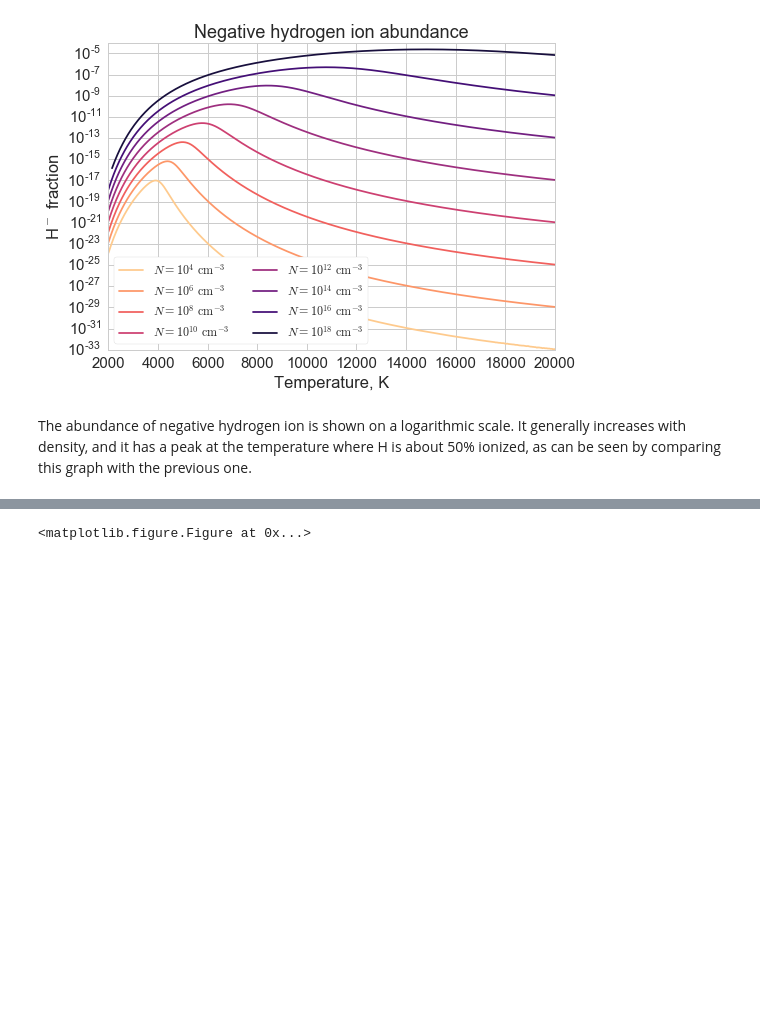
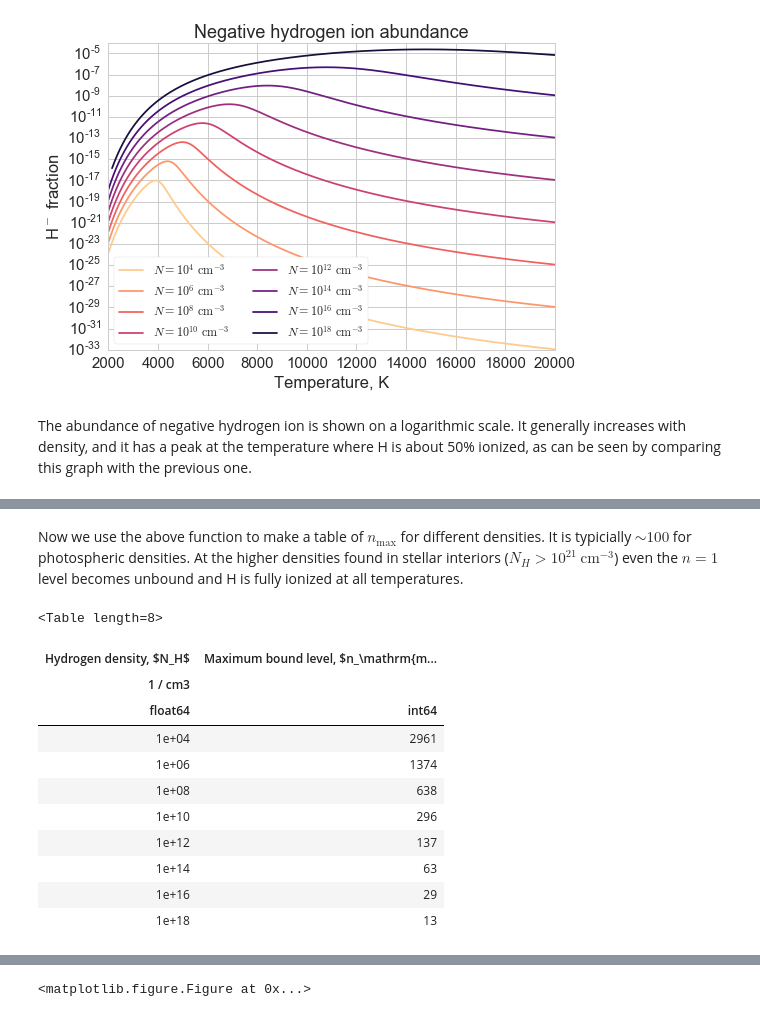
Before and after one commit to deprecated/lte-opacities, a Jupyter notebook: LTE Opacity.ipynb, the cells around one changed output, grey strips where cells are left out. Cells and saved outputs as stored; diff of their text form; code cells hidden in the pictures; blank space fills up the shorter version.

```diff
--- a/LTE Opacity.ipynb
+++ b/LTE Opacity.ipynb
@@ -178,0 +226,22 @@ The abundance of negative hydrogen ion is shown on a logarithmic scale.  It gene
+# %% [markdown]
+Now we use the above function to make a table of $n_\mathrm{max}$ for different densities.  It is typicially $\sim 100$ for photospheric densities.  At the higher densities found in stellar interiors ($N_H > 10^{21}\ \mathrm{cm}^{-3}$) even the $n = 1$ level becomes unbound and H is fully ionized at all temperatures.
+# %%
+Ns = (10**np.array(logNgrid, dtype='float'))*u.cm**-3
+Table(data=[
+  Column(Ns,
+        name=r'Hydrogen density, $N_H$', format='{:.0e}'),
+  Column(nmax_pressure_ionization(Ns.value).astype(int),
+        name=r'Maximum bound level, $n_\mathrm{max}$')])
+# %% [output]
+<Table length=8>
+| Hydrogen density, $N_H$ | Maximum bound level, $n_\mathrm{m... |
+| 1 / cm3 |  |
+| float64 | int64 |
+| 1e+04 | 2961 |
+| 1e+06 | 1374 |
+| 1e+08 | 638 |
+| 1e+10 | 296 |
+| 1e+12 | 137 |
+| 1e+14 | 63 |
+| 1e+16 | 29 |
+| 1e+18 | 13 |
```
Also changed, not shown: parts of 23 cells of this notebook.
